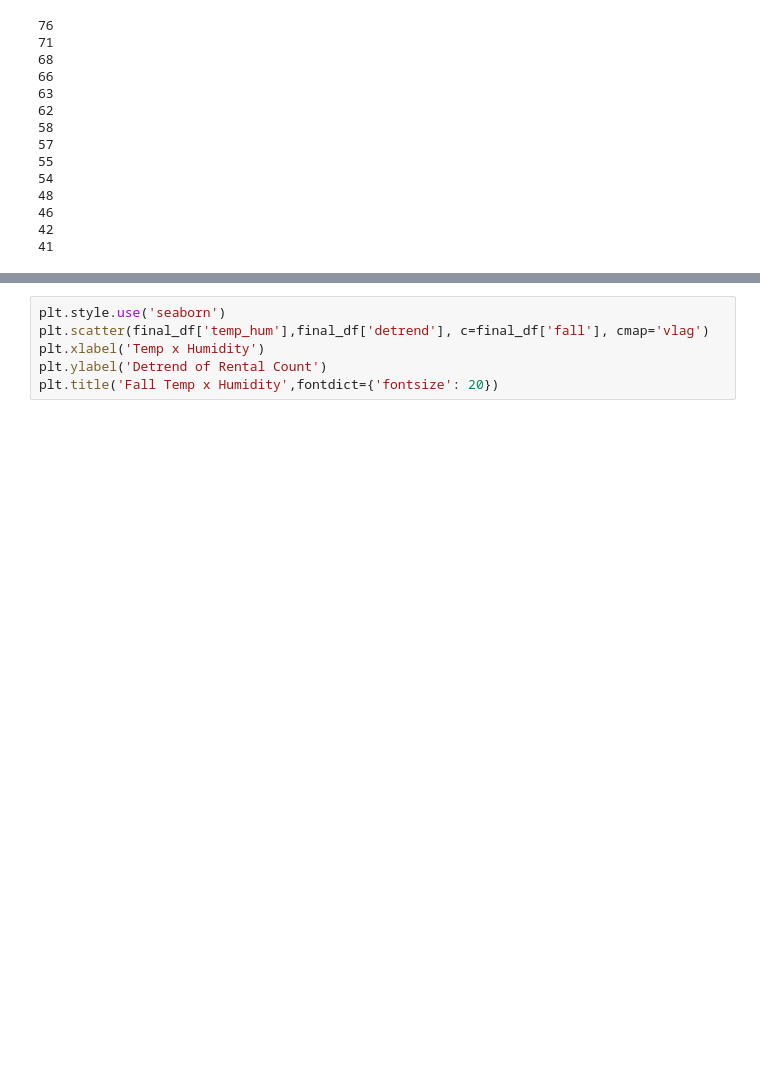
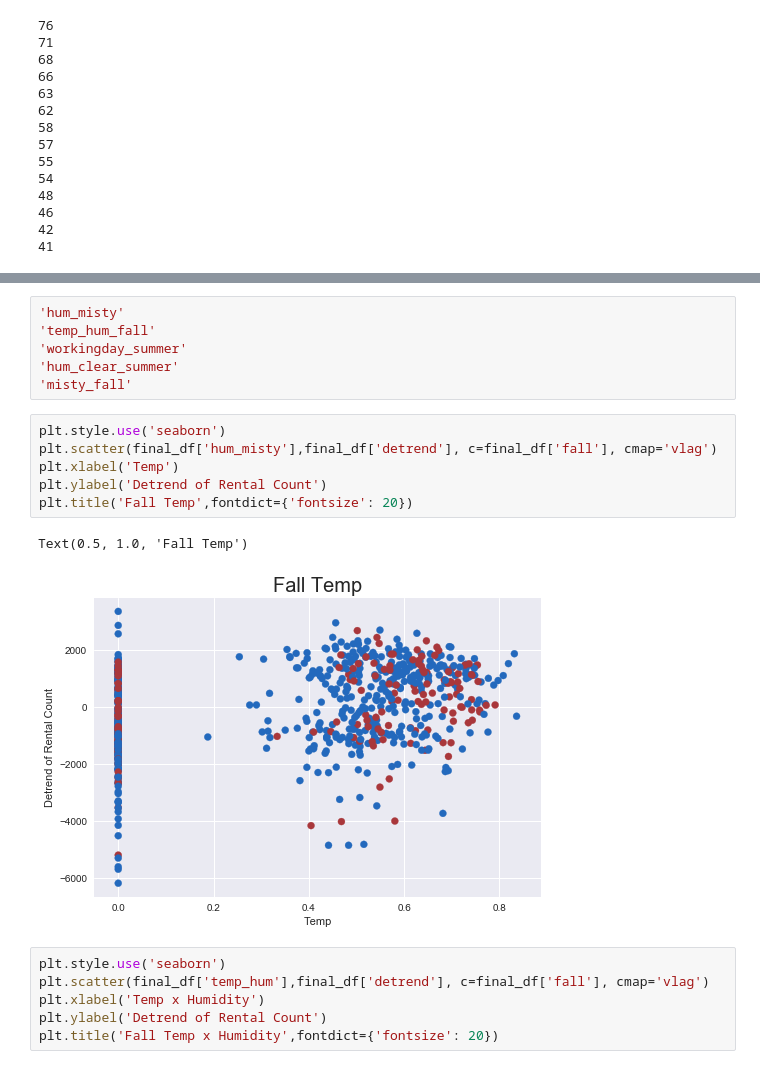
Before and after one commit to pauly51994/Bike_predictor, a Jupyter notebook: Bike-Sharing-Dataset/TEST.ipynb, the cells around one changed output, grey strips where cells are left out. Drawn from its saved outputs; the diff is of its cells as text; blank space fills up the shorter version.

```diff
--- a/Bike-Sharing-Dataset/TEST.ipynb
+++ b/Bike-Sharing-Dataset/TEST.ipynb
@@ -324,6 +325,21 @@ Warnings:
 [1] Standard Errors assume that the covariance matrix of the errors is correctly specified.
 [2] The smallest eigenvalue is 1.34e-29. This might indicate that there are
 strong multicollinearity problems or that the design matrix is singular.
+# %%
+'hum_misty'
+'temp_hum_fall'
+'workingday_summer'
+'hum_clear_summer'
+'misty_fall'
+# %%
+plt.style.use('seaborn')
+plt.scatter(final_df['hum_misty'],final_df['detrend'], c=final_df['fall'], cmap='vlag')
+plt.xlabel('Temp')
+plt.ylabel('Detrend of Rental Count')
+plt.title('Fall Temp',fontdict={'fontsize': 20})
+# %% [output]
+Text(0.5, 1.0, 'Fall Temp')
+[figure, added]
 # %%
 plt.style.use('seaborn')
 plt.scatter(final_df['temp_hum'],final_df['detrend'], c=final_df['fall'], cmap='vlag')
```
Also changed, not shown: parts of 8 cells of this notebook, 1 other file.
